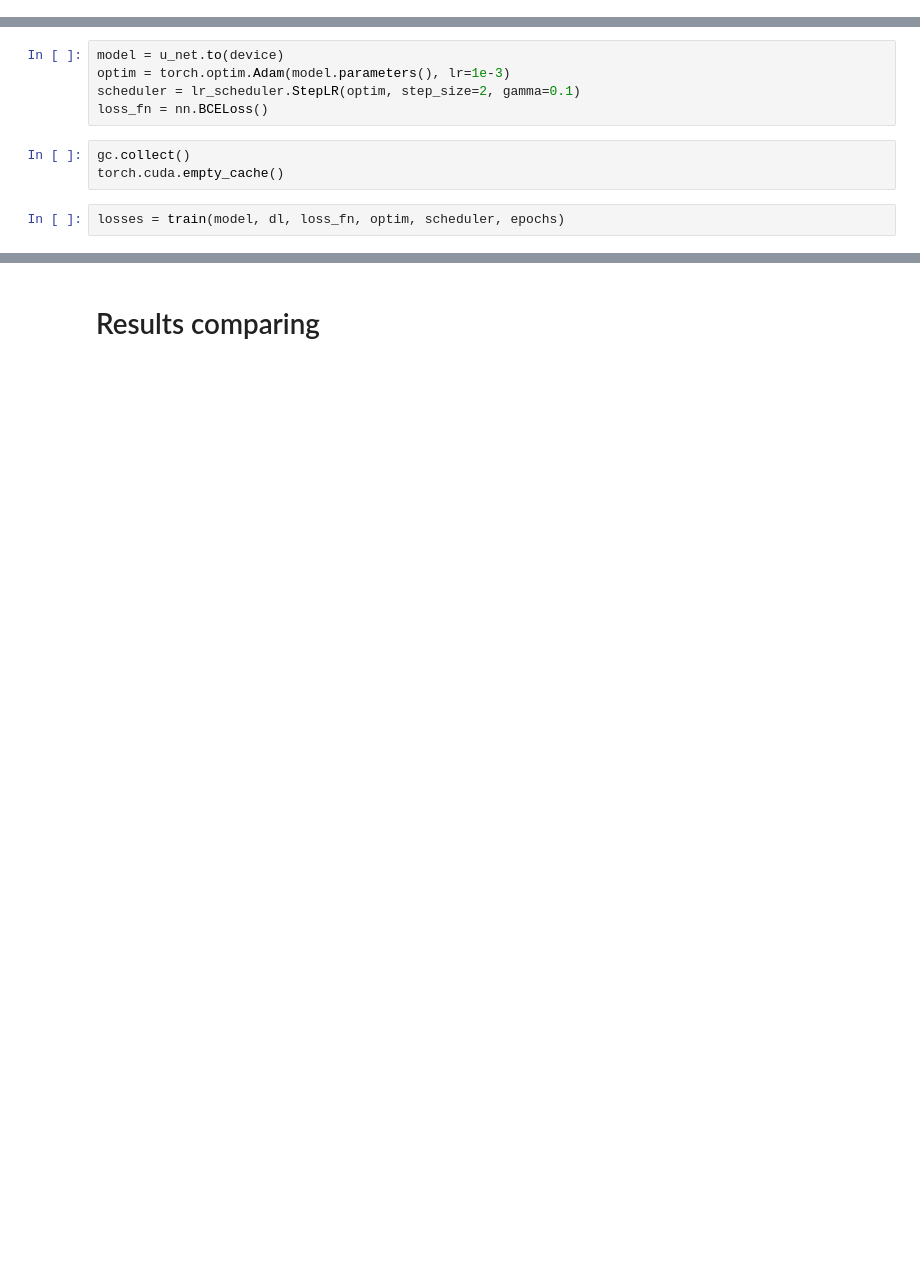
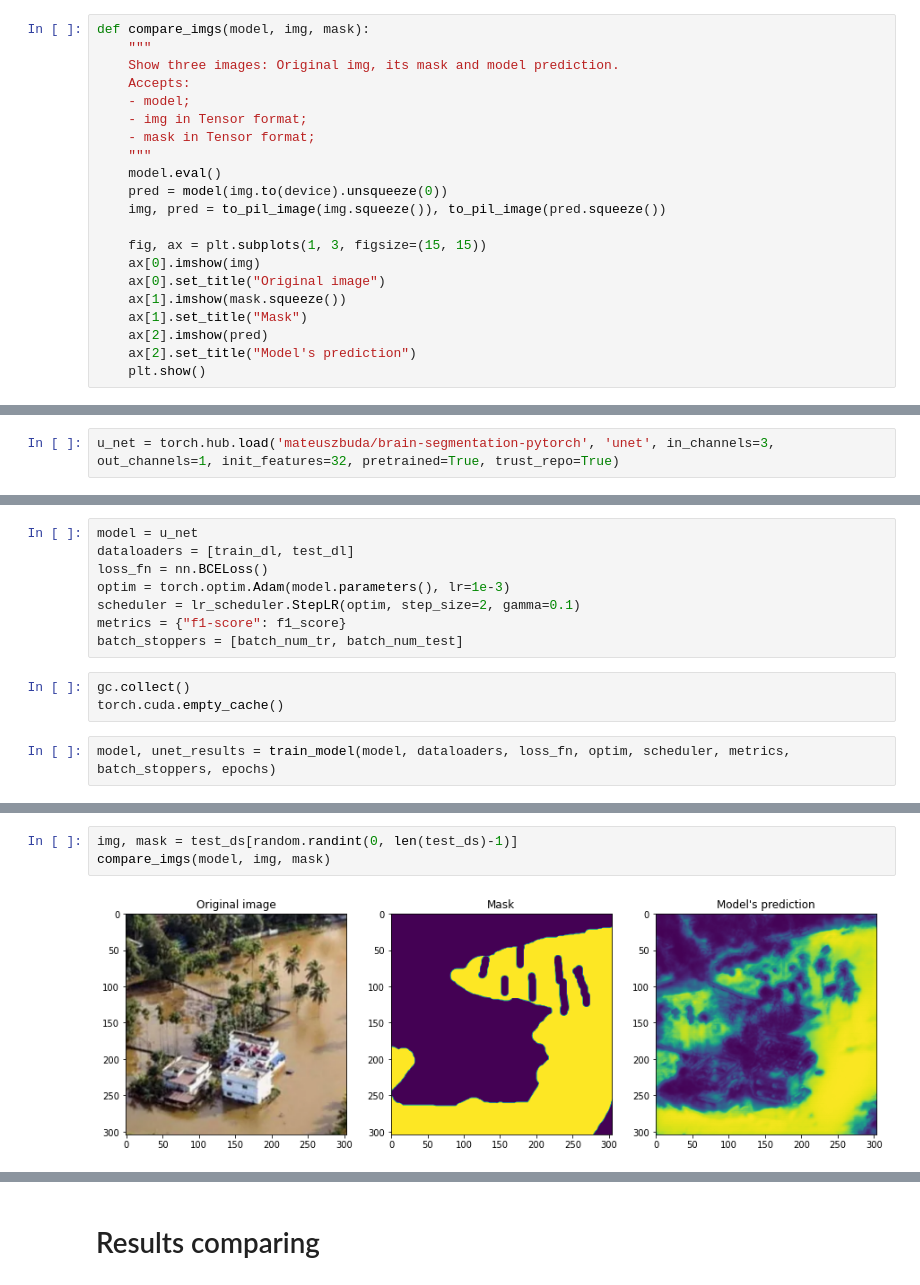
Before and after one commit to IOBananaOI/Flood_area_segmentation, a Jupyter notebook: Flood_area_segmentation.ipynb, the cells around one changed output, grey strips where cells are left out. Cells and saved outputs as stored; diff of their text form; blank space fills up the shorter version.

Commit message:
Train function updated. First results u_net's work.

```diff
--- a/Flood_area_segmentation.ipynb
+++ b/Flood_area_segmentation.ipynb
@@ -144,0 +161,21 @@ def train(model, dataloader, loss_fn, optim, scheduler, epochs=epochs):
+# %%
+def compare_imgs(model, img, mask):
+    """
+    Show three images: Original img, its mask and model prediction.
+    Accepts:
+    - model;
+    - img in Tensor format;
+    - mask in Tensor format;
+    """
+    model.eval()
+    pred = model(img.to(device).unsqueeze(0))
+    img, pred = to_pil_image(img.squeeze()), to_pil_image(pred.squeeze())
+
+    fig, ax = plt.subplots(1, 3, figsize=(15, 15))
+    ax[0].imshow(img)
+    ax[0].set_title("Original image")
+    ax[1].imshow(mask.squeeze())
+    ax[1].set_title("Mask")
+    ax[2].imshow(pred)
+    ax[2].set_title("Model's prediction")
+    plt.show()
@@ -145,2 +197,4 @@ def train(model, dataloader, loss_fn, optim, scheduler, epochs=epochs):
 # %% [markdown]
 ## U_net
+# %%
+u_net = torch.hub.load('mateuszbuda/brain-segmentation-pytorch', 'unet', in_channels=3, out_channels=1, init_features=32, pretrained=True, trust_repo=True)
@@ -147,11 +203,14 @@ def train(model, dataloader, loss_fn, optim, scheduler, epochs=epochs):
 # %%
-model = u_net.to(device)
+model = u_net
+dataloaders = [train_dl, test_dl]
+loss_fn = nn.BCELoss()
 optim = torch.optim.Adam(model.parameters(), lr=1e-3)
 scheduler = lr_scheduler.StepLR(optim, step_size=2, gamma=0.1)
-loss_fn = nn.BCELoss()
+metrics = {"f1-score": f1_score}
+batch_stoppers = [batch_num_tr, batch_num_test]
 # %%
 gc.collect()
 torch.cuda.empty_cache()
 # %%
-losses = train(model, dl, loss_fn, optim, scheduler, epochs)
+model, unet_results = train_model(model, dataloaders, loss_fn, optim, scheduler, metrics, batch_stoppers, epochs)
 # %% [output]
@@ -175,0 +234,5 @@ Model state saved with the best loss: 0.0000
+# %%
+img, mask = test_ds[random.randint(0, len(test_ds)-1)]
+compare_imgs(model, img, mask)
+# %% [output]
+[figure, added]
```
Also changed, not shown: parts of 27 cells of this notebook.
